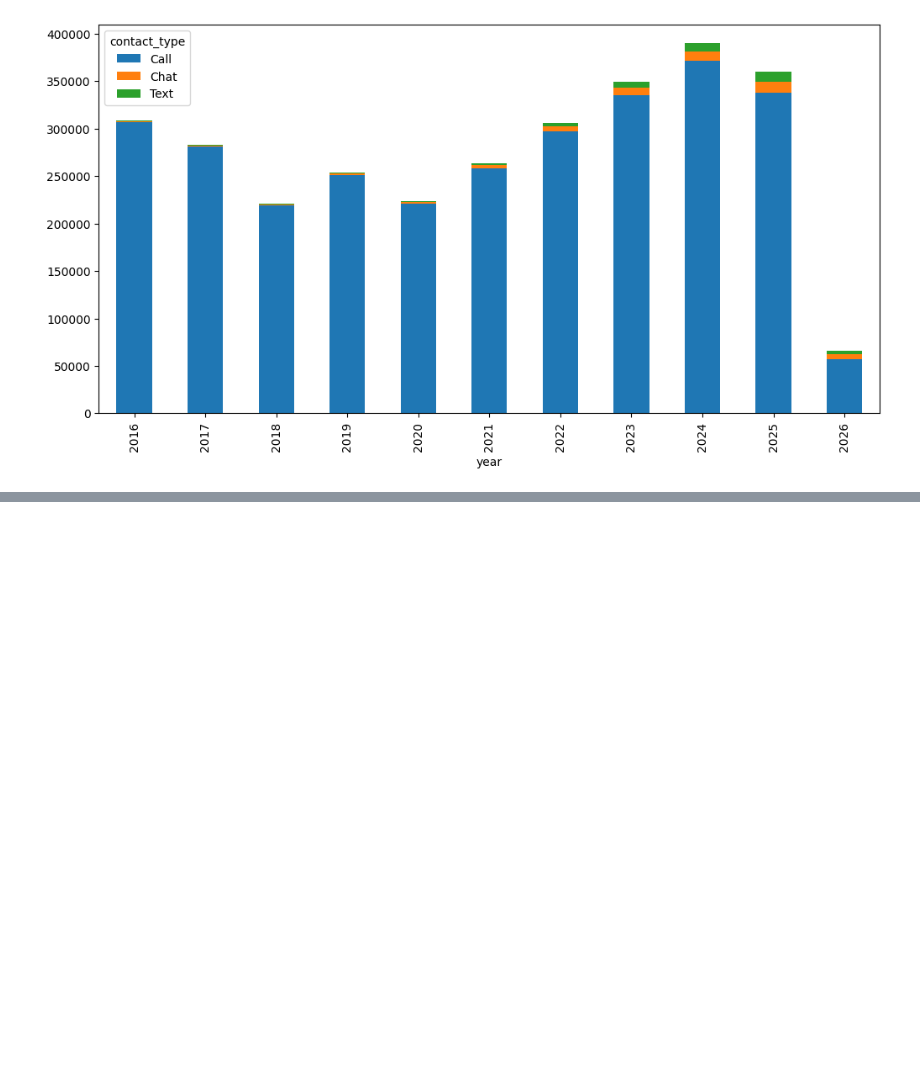
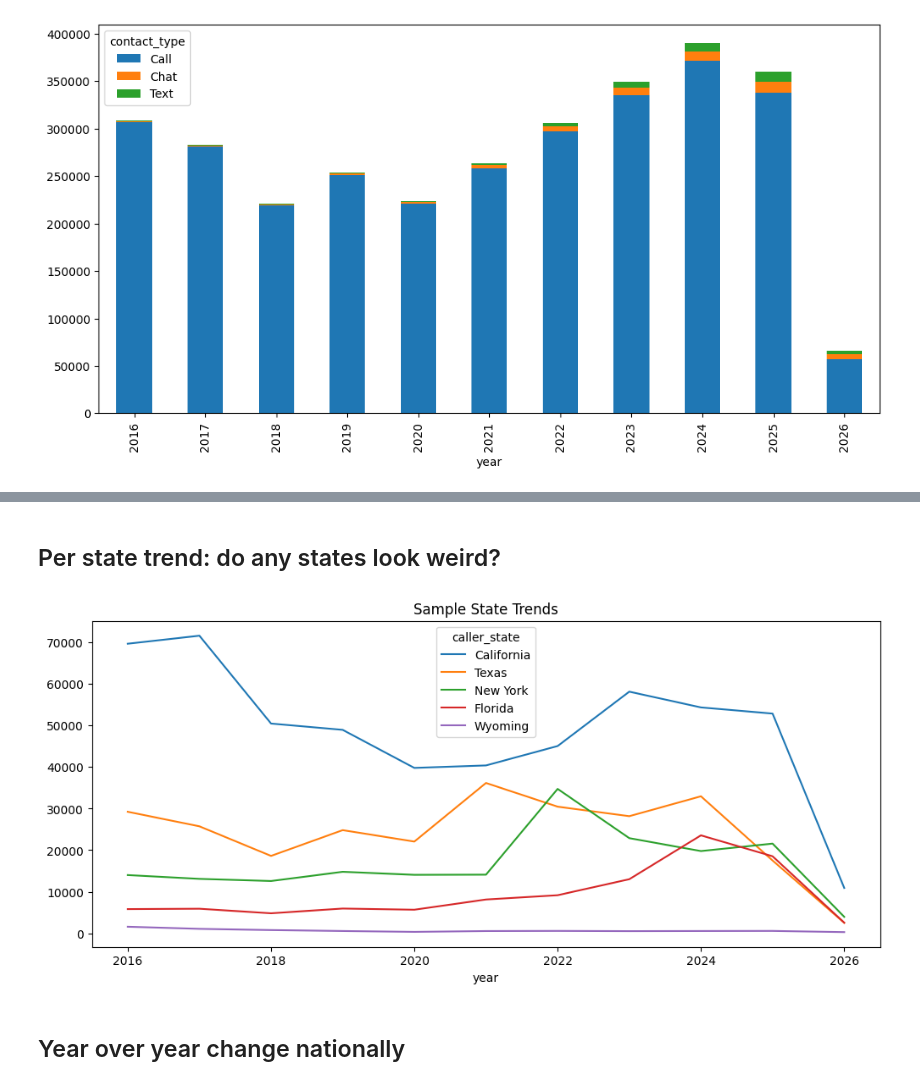
Before and after one commit to kayvanns/Impact-of-Sports-Betting-Legalizations-on-Problem-Gambling, a Jupyter notebook: notebooks/01_eda.ipynb, the cells around one changed output, grey strips where cells are left out. Cells and saved outputs as stored; diff of their text form; code cells hidden in the pictures; blank space fills up the shorter version.

```diff
--- a/notebooks/01_eda.ipynb
+++ b/notebooks/01_eda.ipynb
@@ -18,5 +20,5 @@ state_names = [
     'West Virginia', 'Wisconsin', 'Wyoming'
 ]
 
-data_us = data_us[data_us['caller_state'].isin(state_names)]
+data_state = data_us[data_us['caller_state'].isin(state_names)]
 # %%
@@ -80,0 +73,5 @@ dtype: int64
+# %%
+data_annual = data_state.groupby(['caller_state', 'year'])['count'].sum().reset_index(name="total_contacts")
+state_totals = data_annual.groupby('caller_state')['total_contacts'].sum().sort_values(ascending=False)
+print("Top 10:", state_totals.head(10))
+print("Bottom 10:", state_totals.tail(10))
@@ -80,0 +96,10 @@ dtype: int64
+# %% [markdown]
+## Per state trend: do any states look weird?
+# %%
+pivot = data_annual.pivot(index='year', columns='caller_state', values='total_contacts')
+pivot[['California','Texas','New York','Florida','Wyoming']].plot(figsize=(12,5), title='Sample State Trends')
+plt.show()
+# %% [output]
+[figure, added]
+# %% [markdown]
+## Year over year change nationally
```
Also changed, not shown: parts of 21 cells of this notebook.
